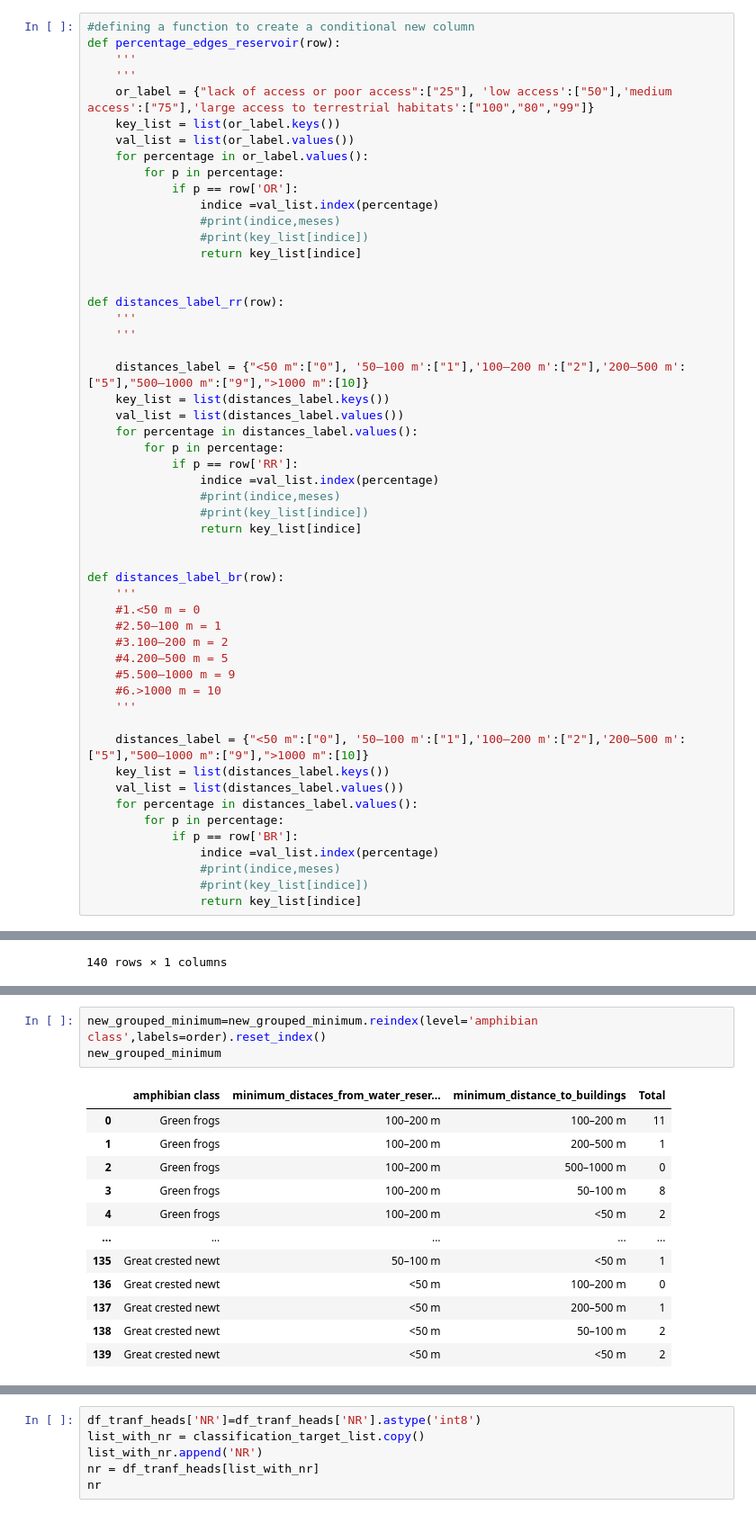
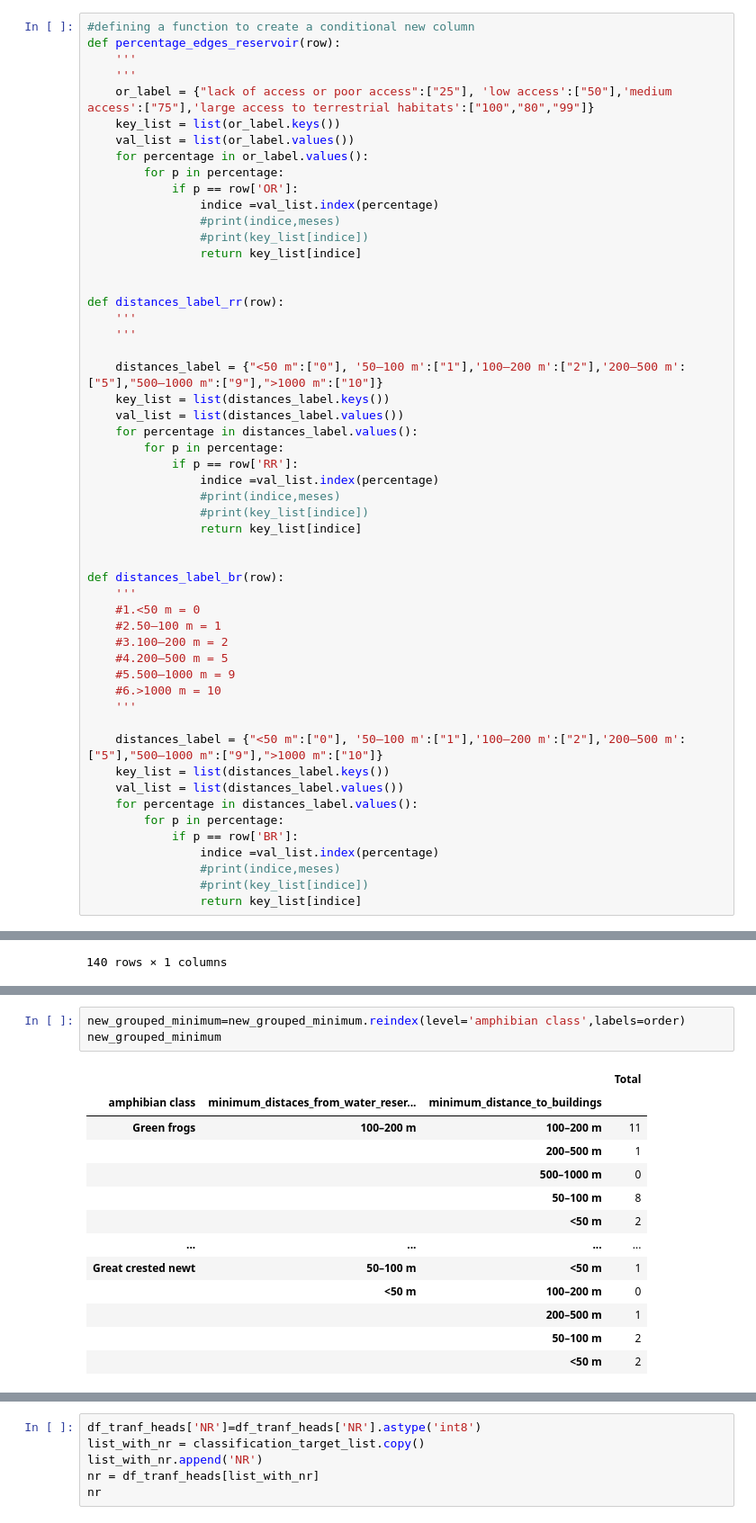
Before and after one commit to Renata-Thomazelli/amphibians, a Jupyter notebook: amphibians-Copy1.ipynb, the cells around one changed output, grey strips where cells are left out. Shown at 90% size. Drawn from its saved outputs; the diff is of its cells as text.

```diff
--- a/amphibians-Copy1.ipynb
+++ b/amphibians-Copy1.ipynb
@@ -296,7 +396,7 @@ def distances_label_rr(row):
     '''
     '''
 
-    distances_label = {"<50 m":["0"], '50–100 m':["1"],'100–200 m':["2"],'200–500 m':["5"],"500–1000 m":["9"],">1000 m":[10]}
+    distances_label = {"<50 m":["0"], '50–100 m':["1"],'100–200 m':["2"],'200–500 m':["5"],"500–1000 m":["9"],">1000 m":["10"]}
     key_list = list(distances_label.keys())
     val_list = list(distances_label.values())
     for percentage in distances_label.values():
@@ -318,7 +418,7 @@ def distances_label_br(row):
     #6.>1000 m = 10
     '''
 
-    distances_label = {"<50 m":["0"], '50–100 m':["1"],'100–200 m':["2"],'200–500 m':["5"],"500–1000 m":["9"],">1000 m":[10]}
+    distances_label = {"<50 m":["0"], '50–100 m':["1"],'100–200 m':["2"],'200–500 m':["5"],"500–1000 m":["9"],">1000 m":["10"]}
     key_list = list(distances_label.keys())
     val_list = list(distances_label.values())
     for percentage in distances_label.values():
@@ -725,16 +893,17 @@ new_grouped_minimum
 # %%
-new_grouped_minimum=new_grouped_minimum.reindex(level='amphibian class',labels=order).reset_index()
+new_grouped_minimum=new_grouped_minimum.reindex(level='amphibian class',labels=order)
 new_grouped_minimum
 # %% [output]
-|  | amphibian class | minimum_distaces_from_water_reser... | minimum_distance_to_buildings | Total |
-| 0 | Green frogs | 100–200 m | 100–200 m | 11 |
-| 1 | Green frogs | 100–200 m | 200–500 m | 1 |
-| 2 | Green frogs | 100–200 m | 500–1000 m | 0 |
-| 3 | Green frogs | 100–200 m | 50–100 m | 8 |
-| 4 | Green frogs | 100–200 m | <50 m | 2 |
-| ... | ... | ... | ... | ... |
-| 135 | Great crested newt | 50–100 m | <50 m | 1 |
-| 136 | Great crested newt | <50 m | 100–200 m | 0 |
-| 137 | Great crested newt | <50 m | 200–500 m | 1 |
-| 138 | Great crested newt | <50 m | 50–100 m | 2 |
-| 139 | Great crested newt | <50 m | <50 m | 2 |
+|  |  |  | Total |
+| amphibian class | minimum_distaces_from_water_reser... | minimum_distance_to_buildings |  |
+| Green frogs | 100–200 m | 100–200 m | 11 |
+|  |  | 200–500 m | 1 |
+|  |  | 500–1000 m | 0 |
+|  |  | 50–100 m | 8 |
+|  |  | <50 m | 2 |
+| ... | ... | ... | ... |
+| Great crested newt | 50–100 m | <50 m | 1 |
+|  | <50 m | 100–200 m | 0 |
+|  |  | 200–500 m | 1 |
+|  |  | 50–100 m | 2 |
+|  |  | <50 m | 2 |
```
Also changed, not shown: parts of 102 cells of this notebook, 5 other files.
